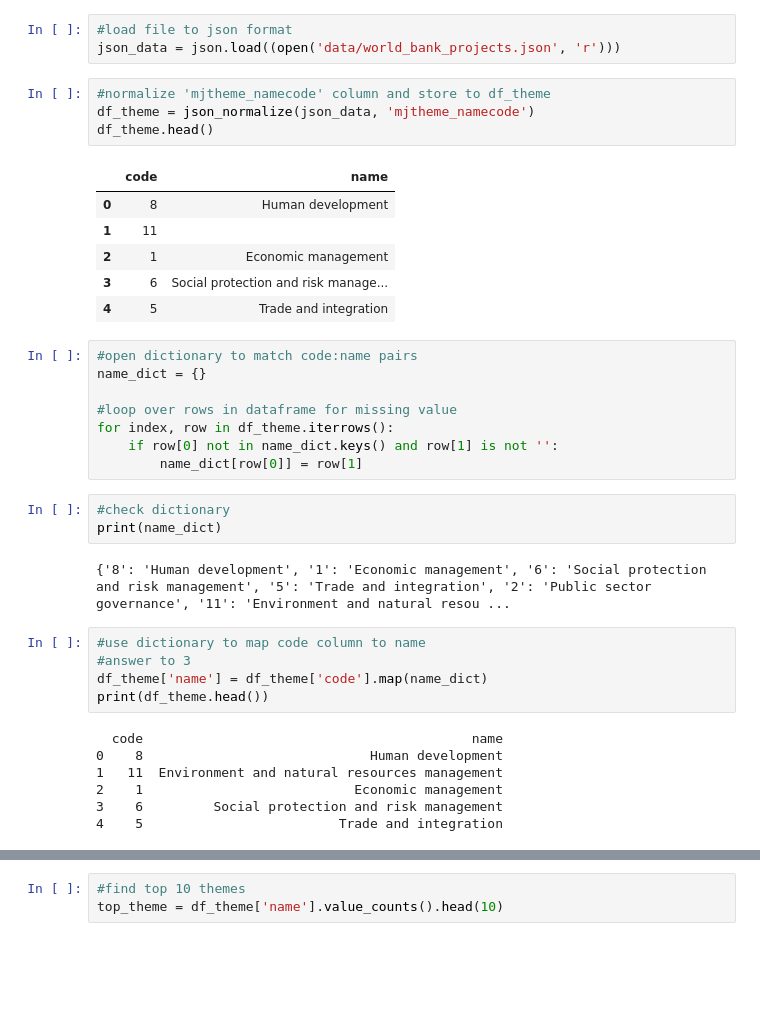
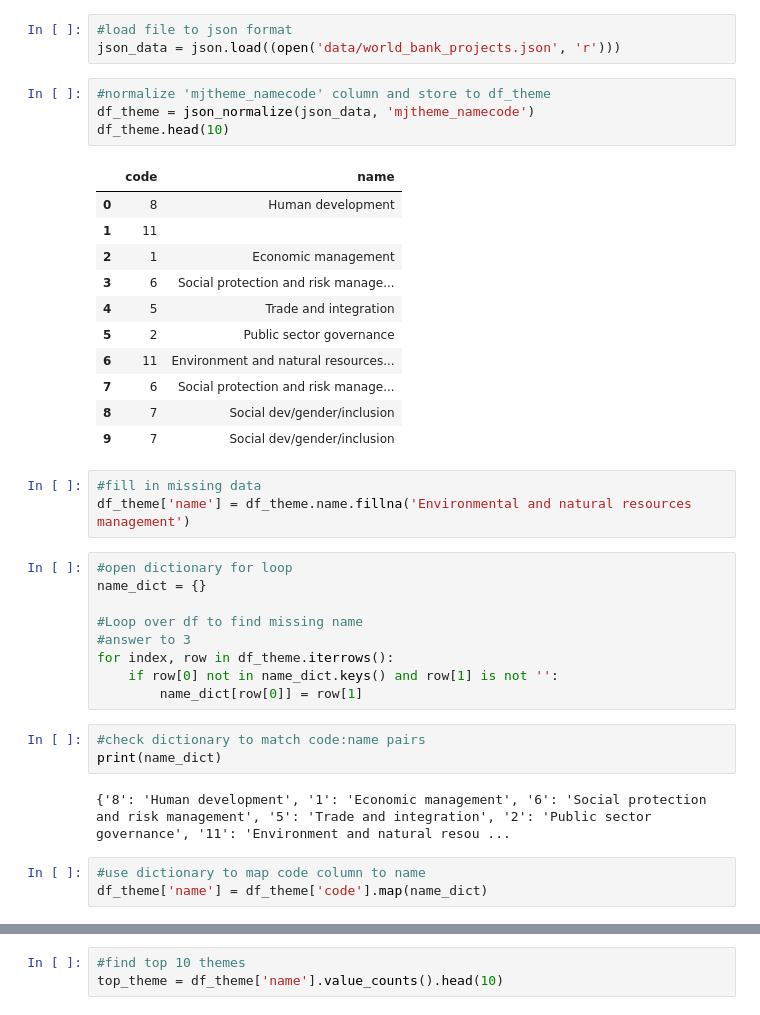
Before and after one commit to kuevho/world_bank_projects_json, a Jupyter notebook: world_bank_projects_json_data.ipynb, the cells around one changed output, grey strips where cells are left out. Drawn from its saved outputs; the diff is of its cells as text; blank space fills up the shorter version.

```diff
--- a/world_bank_projects_json_data.ipynb
+++ b/world_bank_projects_json_data.ipynb
@@ -35,36 +35,36 @@ json_data = json.load((open('data/world_bank_projects.json', 'r')))
 # %%
 #normalize 'mjtheme_namecode' column and store to df_theme
 df_theme = json_normalize(json_data, 'mjtheme_namecode')
-df_theme.head()
+df_theme.head(10)
 # %% [output]
 |  | code | name |
 | 0 | 8 | Human development |
 | 1 | 11 |  |
 | 2 | 1 | Economic management |
 | 3 | 6 | Social protection and risk manage... |
 | 4 | 5 | Trade and integration |
+| 5 | 2 | Public sector governance |
+| 6 | 11 | Environment and natural resources... |
+| 7 | 6 | Social protection and risk manage... |
+| 8 | 7 | Social dev/gender/inclusion |
+| 9 | 7 | Social dev/gender/inclusion |
+# %%
+#fill in missing data
+df_theme['name'] = df_theme.name.fillna('Environmental and natural resources management')
 # %%
-#open dictionary to match code:name pairs
+#open dictionary for loop
 name_dict = {}
 
-#loop over rows in dataframe for missing value
+#Loop over df to find missing name
+#answer to 3
 for index, row in df_theme.iterrows():
     if row[0] not in name_dict.keys() and row[1] is not '':
         name_dict[row[0]] = row[1]
 # %%
-#check dictionary
+#check dictionary to match code:name pairs
 print(name_dict)
 # %% [output]
 {'8': 'Human development', '1': 'Economic management', '6': 'Social protection and risk management', '5': 'Trade and integration', '2': 'Public sector governance', '11': 'Environment and natural resou ...
 # %%
 #use dictionary to map code column to name
-#answer to 3
 df_theme['name'] = df_theme['code'].map(name_dict)
-print(df_theme.head())
-# %% [output]
-  code                                          name
-0    8                             Human development
-1   11  Environment and natural resources management
-2    1                           Economic management
-3    6         Social protection and risk management
-4    5                         Trade and integration
```
Also changed, not shown: parts of 1 cell of this notebook, 3 other files.
